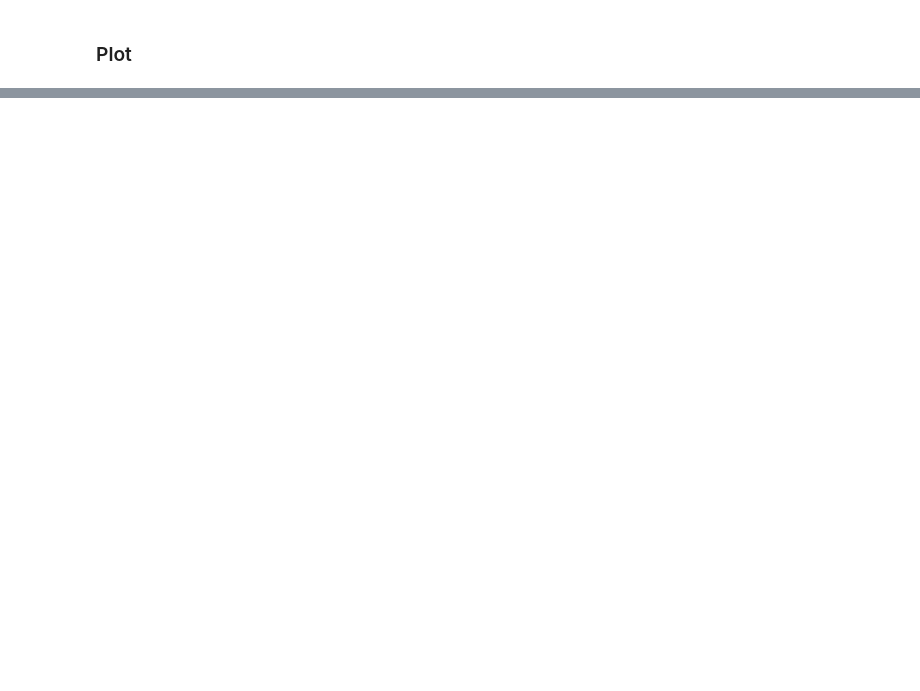
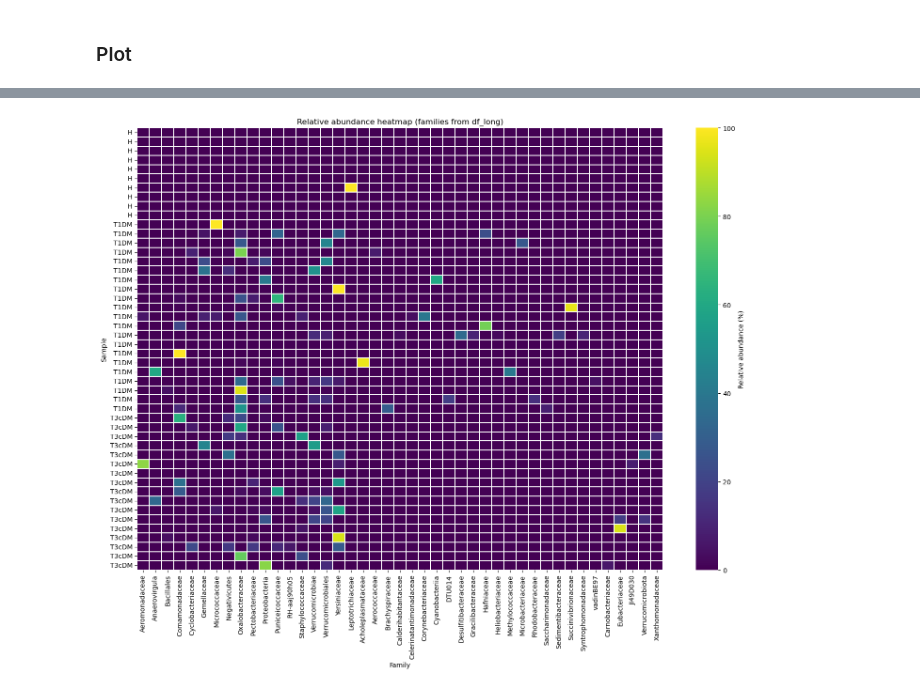
Before and after one commit to icbi-lab/diabetes_microbe, a Jupyter notebook: 02-scripts/02_upsetplot.ipynb, the cells around one changed output, grey strips where cells are left out. Drawn from its saved outputs; the diff is of its cells as text; code cells hidden in the pictures; blank space fills up the shorter version.

```diff
--- a/02-scripts/02_upsetplot.ipynb
+++ b/02-scripts/02_upsetplot.ipynb
@@ -50,20 +82,12 @@ df_tax = pd.read_csv(file_path)
 # %% [markdown]
 ### Plot
 # %%
-metadata_cols = [
-    "index",
-    "sample_information",
-    "Type",
-    "nikotin",
-    "sex",
-    "age_group",
-    "AH",
-]
+
 
 
 def extract_microbial_data(df, condition_label):
     subset = df[df["sample_information"].str.startswith(condition_label)]
-    microbial_data = subset.drop(columns=metadata_cols, errors="ignore")
+    microbial_data = subset
     microbial_data = microbial_data.loc[:, (microbial_data != 0).any(axis=0)]
     microbial_data = microbial_data.loc[
         :, ~microbial_data.columns.str.startswith("Archaea;")
@@ -187,0 +197,5 @@ For example, when doing 'df[col].method(value, inplace=True)', try using 'df.met
+# %%
+shared_T3cDM_T1DM_only = (taxa_T3cDM & taxa_T1DM) - taxa_H
+unique_T3cDM = taxa_T3cDM - taxa_T1DM - taxa_H
+unique_T1DM = taxa_T1DM - taxa_T3cDM - taxa_H
+unique_H = taxa_H - taxa_T1DM - taxa_T3cDM
@@ -187,0 +247,73 @@ For example, when doing 'df[col].method(value, inplace=True)', try using 'df.met
+# %%
+import pandas as pd
+import numpy as np
+import matplotlib.pyplot as plt
+import seaborn as sns
+
+# --- helper ---
+def last_nonempty_rank(tax_string: str) -> str:
+    parts = [p.strip() for p in str(tax_string).split(';')]
+    for token in reversed(parts):
+        if token:
+            return token
+    return "Unassigned"
+
+# --- inputs ---
+# df_tax: rows = samples, columns = features with taxonomy strings like
+#         "Bacteria;Firmicutes;Clostridia;Lachnospirales;Lachnospiraceae"
+# df_long: must contain a column "Family" (already cleaned) listing the families you care about
+
+# 1) families to keep (preserve the order present in df_long if you want)
+families_list = [f for f in df_long["Family"].dropna().astype(str)]
+families_set = set(families_list)
+
+# 2) map each df_tax column to its terminal rank (family here)
+col_to_family = {col: last_nonempty_rank(col) for col in df_tax.columns}
+
+# 3) keep only columns whose mapped family is in your df_long["Family"]
+cols_keep = [c for c in df_tax.columns if col_to_family[c] in families_set]
+df_tax_sel = df_tax[cols_keep].copy()
+
+# 4) convert to relative abundance per sample (row-wise)
+df_rel = df_tax_sel.div(df_tax_sel.sum(axis=1), axis=0).fillna(0)
+
+# 5) aggregate features that map to the same family
+#    (multiple ASVs/OTUs per family will be summed)
+family_index = pd.Index([col_to_family[c] for c in df_rel.columns], name="Family")
+df_rel.columns = family_index
+df_rel_family = df_rel.groupby(level=0, axis=1).sum()
+
+# 6) reindex columns to the order in df_long (and drop any families not present after aggregation)
+df_rel_family = df_rel_family.loc[:, [f for f in families_list if f in df_rel_family.columns]]
+
+# OPTIONAL: scale to percentages
+df_rel_family_pct = df_rel_family * 100
+
+# 7) plot heatmap
+plt.figure(figsize=(max(8, 0.35*len(df_rel_family_pct.columns)), max(6, 0.25*len(df_rel_family_pct))))
+df_tax["Type"] = df_tax["sample_information"].apply(
+    lambda x: "H" if str(x).startswith("K")
+    else ("T3cDM" if str(x).startswith("PDM") else "T1DM")
+)
+order = ["H", "T1DM", "T3cDM"]
+
+df_ordered = df_rel_family_pct.loc[
+    df_tax.sort_values(
+        "Type", key=lambda col: pd.Categorical(col, categories=order, ordered=True)
+    ).index
+]
+
+df_ordered.index = df_tax.loc[df_ordered.index, "Type"]
+sns.heatmap(
+    df_ordered,
+    cmap="viridis",
+    cbar_kws={"label": "Relative abundance (%)"},
+    linewidths=0.2
+)
+plt.xlabel("Family")
+plt.ylabel("Sample")
+plt.title("Relative abundance heatmap (families from df_long)")
+plt.tight_layout()
+plt.show()
+# %% [output]
+[figure, added]
```
Also changed, not shown: parts of 9 cells of this notebook, 2 other files.
